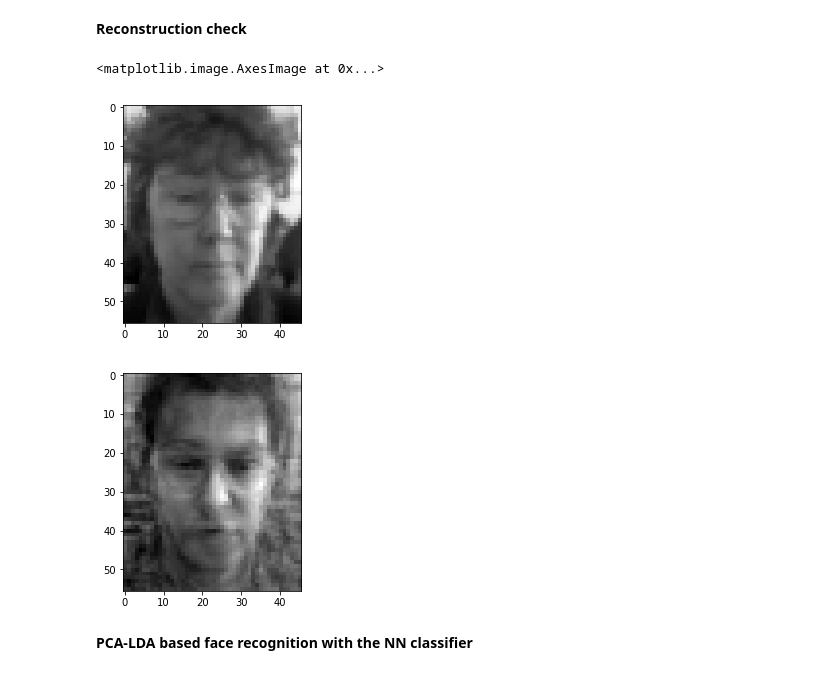
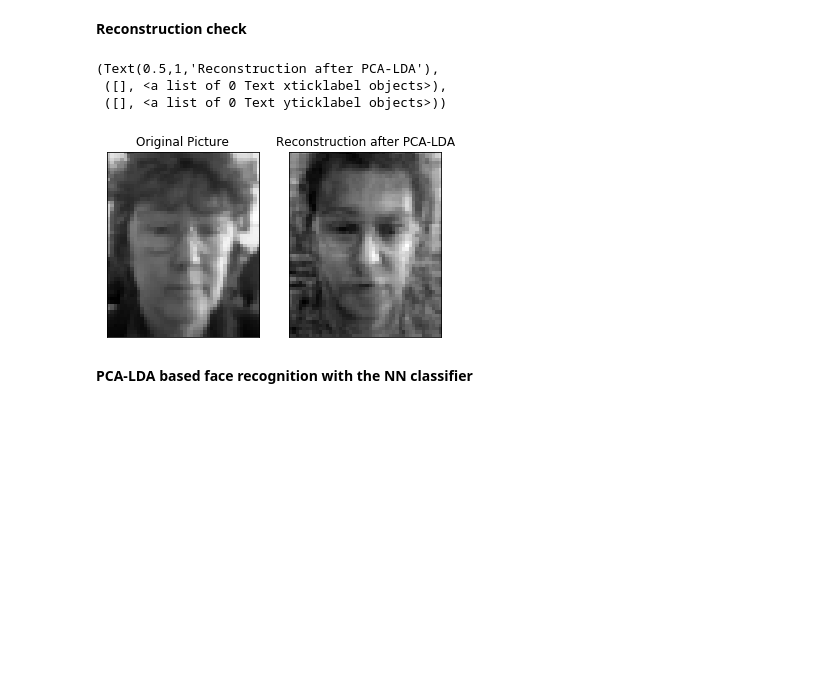
Before and after one commit to Karcsi127/patterrec1, a Jupyter notebook: exercise3.ipynb, the cells around one changed output. Saved outputs shown, nothing was run; the diff lists cells and outputs as text; code cells hidden in the pictures; blank space fills up the shorter version.

```diff
--- a/exercise3.ipynb
+++ b/exercise3.ipynb
@@ -228,15 +230,18 @@ Fisherface example:
 <b> Reconstruction check
 # %%
 #Reconstruction check
-plt.imshow(np.reshape(train_pic[0,:], PIC_DIM).T, cmap = 'gist_gray')
 LDA_pic = Wopt_transposed.dot((train_pic[0,:]-global_mean))
 LDA_reconstructed_pic = Wopt.dot(LDA_pic)+global_mean
-plt.figure()
-plt.imshow(np.reshape(LDA_reconstructed_pic, PIC_DIM).T, cmap = 'gist_gray')
+
+plt.subplot(121),plt.imshow(np.reshape(train_pic[0,:], PIC_DIM).T, cmap = 'gist_gray')
+plt.title('Original Picture'), plt.xticks([]), plt.yticks([])
+plt.subplot(122),plt.imshow(np.reshape(LDA_reconstructed_pic, PIC_DIM).T, cmap = 'gist_gray')
+plt.title('Reconstruction after PCA-LDA'), plt.xticks([]), plt.yticks([])
 # %% [output]
-<matplotlib.image.AxesImage at 0x...>
+(Text(0.5,1,'Reconstruction after PCA-LDA'),
+ ([], <a list of 0 Text xticklabel objects>),
+ ([], <a list of 0 Text yticklabel objects>))
-[figure, old version]
+[figure, new version]
-[figure, removed]
 # %% [markdown]
 <b>PCA-LDA based face recognition with the NN classifier
 # %%
```
Also changed, not shown: parts of 11 cells of this notebook.
